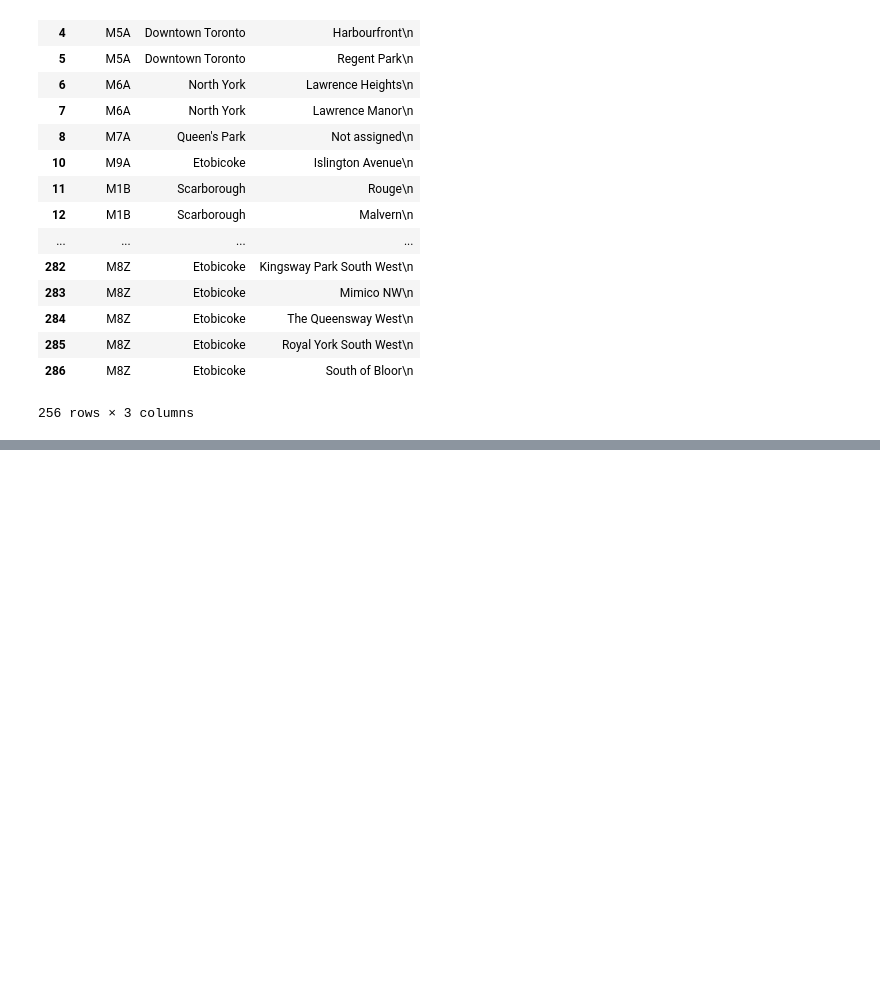
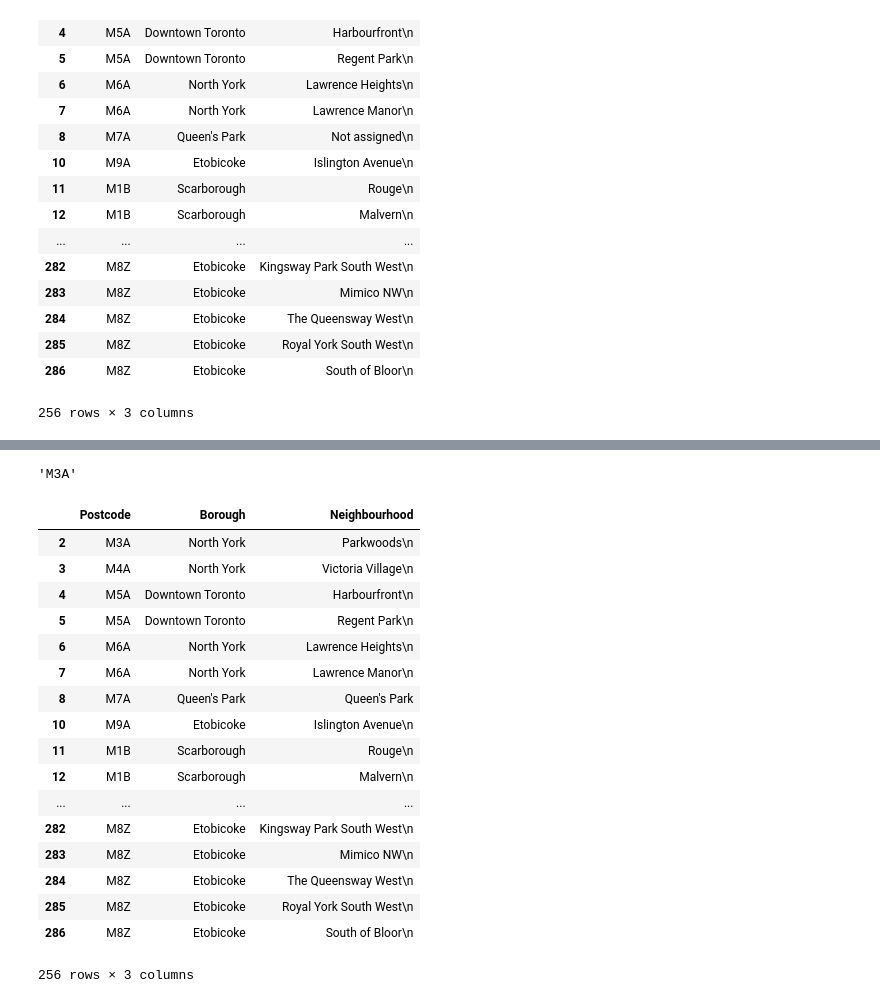
Before and after one commit to rmiriyappalli/Coursera_Capstone, a Jupyter notebook: Coursera_Capstone.ipynb, the cells around one changed output, grey strips where cells are left out. Drawn from its saved outputs; the diff is of its cells as text; code cells hidden in the pictures; blank space fills up the shorter version.

```diff
--- a/Coursera_Capstone.ipynb
+++ b/Coursera_Capstone.ipynb
@@ -90,5 +70,5 @@ df.head(256)
-# %%
-df.replace("Not assigned","Queen's Park", inplace=True)
+# %%
+df.drop([37,241,242], axis=0,inplace=True)
 # %%
 df
 # %% [output]
@@ -110,3 +90,5 @@ df
 | 285 | M8Z | Etobicoke | Royal York South West\n |
 | 286 | M8Z | Etobicoke | South of Bloor\n |
 256 rows × 3 columns
+# %%
+df['Neighbourhood'].replace('Not assigned','Queen's Park', inplace=True)
@@ -112,0 +97,27 @@ df
+# %%
+df.iloc[0][0]
+# %% [output]
+'M3A'
+# %%
+df.iloc[6][2]="Queen's Park"
+# %%
+df
+# %% [output]
+|  | Postcode | Borough | Neighbourhood |
+| 2 | M3A | North York | Parkwoods\n |
+| 3 | M4A | North York | Victoria Village\n |
+| 4 | M5A | Downtown Toronto | Harbourfront\n |
+| 5 | M5A | Downtown Toronto | Regent Park\n |
+| 6 | M6A | North York | Lawrence Heights\n |
+| 7 | M6A | North York | Lawrence Manor\n |
+| 8 | M7A | Queen's Park | Queen's Park |
+| 10 | M9A | Etobicoke | Islington Avenue\n |
+| 11 | M1B | Scarborough | Rouge\n |
+| 12 | M1B | Scarborough | Malvern\n |
+| ... | ... | ... | ... |
+| 282 | M8Z | Etobicoke | Kingsway Park South West\n |
+| 283 | M8Z | Etobicoke | Mimico NW\n |
+| 284 | M8Z | Etobicoke | The Queensway West\n |
+| 285 | M8Z | Etobicoke | Royal York South West\n |
+| 286 | M8Z | Etobicoke | South of Bloor\n |
+256 rows × 3 columns
```
Also changed, not shown: parts of 7 cells of this notebook.
